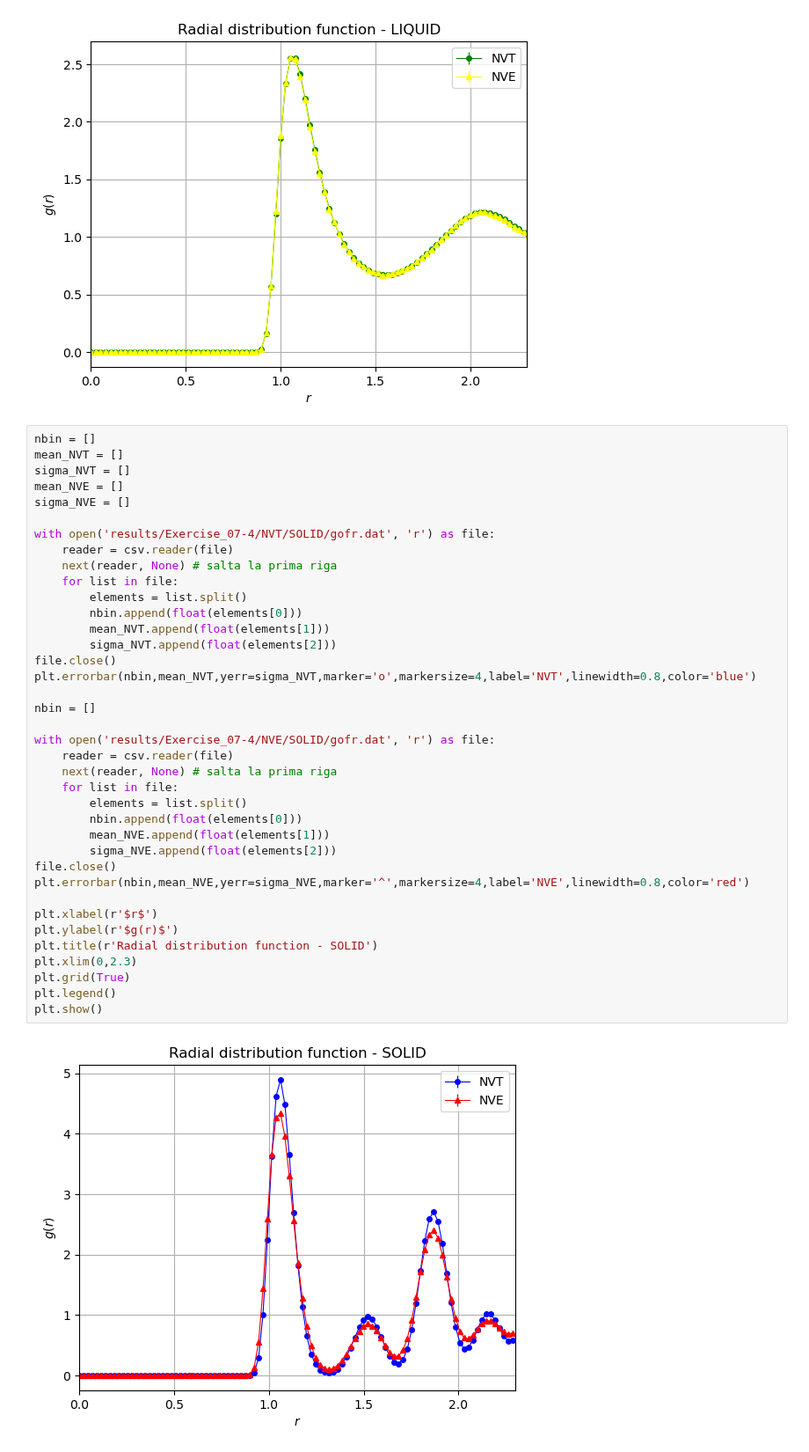
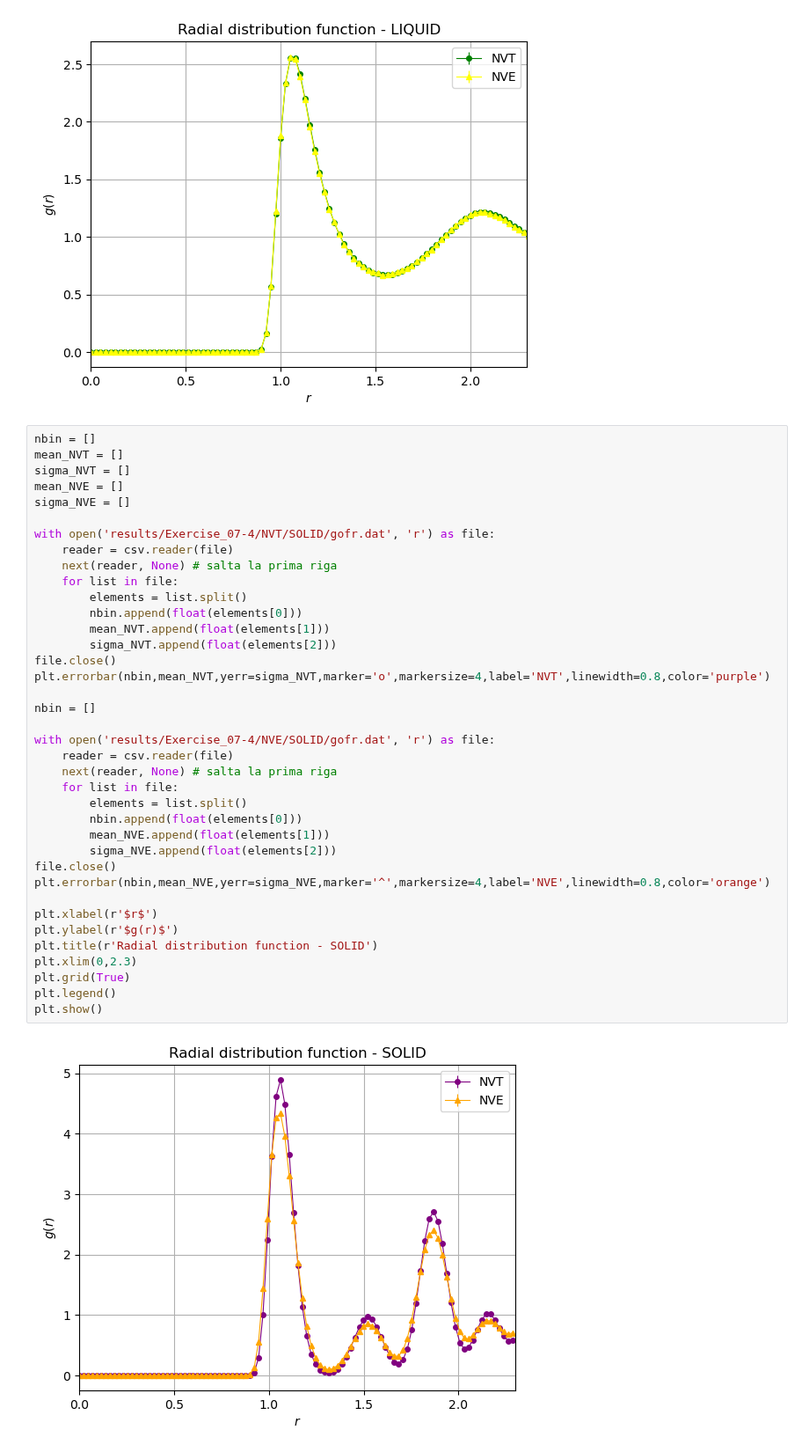
Before and after one commit to edoiannu/LSN_Exercises_Iannucci, a Jupyter notebook: Exercises_07/LSN_Exercises_07.ipynb, the cells around one changed output. Shown at 88% size. Cells and saved outputs as stored; diff of their text form.

```diff
--- a/Exercises_07/LSN_Exercises_07.ipynb
+++ b/Exercises_07/LSN_Exercises_07.ipynb
@@ -381,33 +381,33 @@ sigma_NVE = []
 with open('results/Exercise_07-4/NVT/SOLID/gofr.dat', 'r') as file:
     reader = csv.reader(file)
     next(reader, None) # salta la prima riga
     for list in file:
         elements = list.split()
         nbin.append(float(elements[0]))
         mean_NVT.append(float(elements[1]))
         sigma_NVT.append(float(elements[2]))
 file.close()
-plt.errorbar(nbin,mean_NVT,yerr=sigma_NVT,marker='o',markersize=4,label='NVT',linewidth=0.8,color='blue')
+plt.errorbar(nbin,mean_NVT,yerr=sigma_NVT,marker='o',markersize=4,label='NVT',linewidth=0.8,color='purple')
 
 nbin = []
 
 with open('results/Exercise_07-4/NVE/SOLID/gofr.dat', 'r') as file:
     reader = csv.reader(file)
     next(reader, None) # salta la prima riga
     for list in file:
         elements = list.split()
         nbin.append(float(elements[0]))
         mean_NVE.append(float(elements[1]))
         sigma_NVE.append(float(elements[2]))
 file.close()
-plt.errorbar(nbin,mean_NVE,yerr=sigma_NVE,marker='^',markersize=4,label='NVE',linewidth=0.8,color='red')
+plt.errorbar(nbin,mean_NVE,yerr=sigma_NVE,marker='^',markersize=4,label='NVE',linewidth=0.8,color='orange')
 
 plt.xlabel(r'$r$')
 plt.ylabel(r'$g(r)$')
 plt.title(r'Radial distribution function - SOLID')
 plt.xlim(0,2.3)
 plt.grid(True)
 plt.legend()
 plt.show()
 # %% [output]
-[figure, old version]
+[figure, new version]
```
Also changed, not shown: 1 other file.
